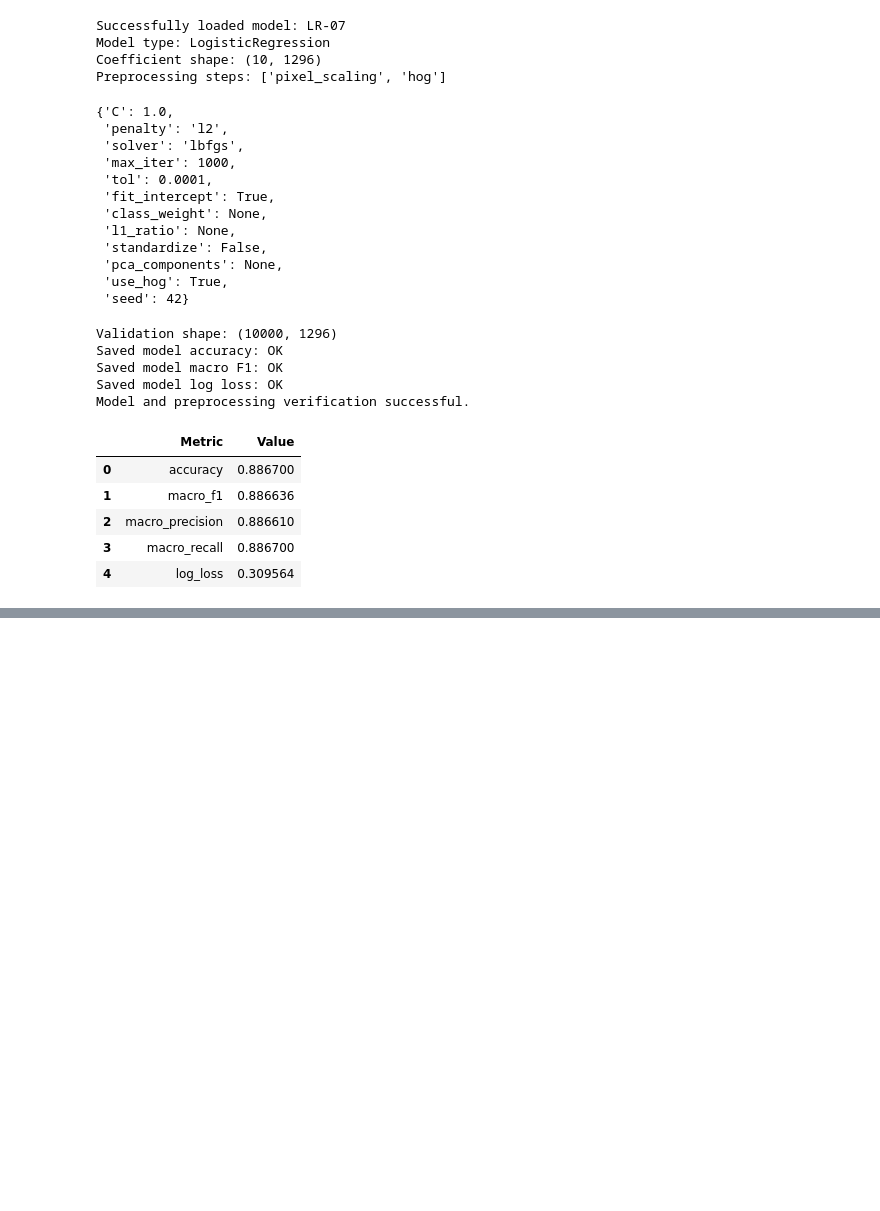
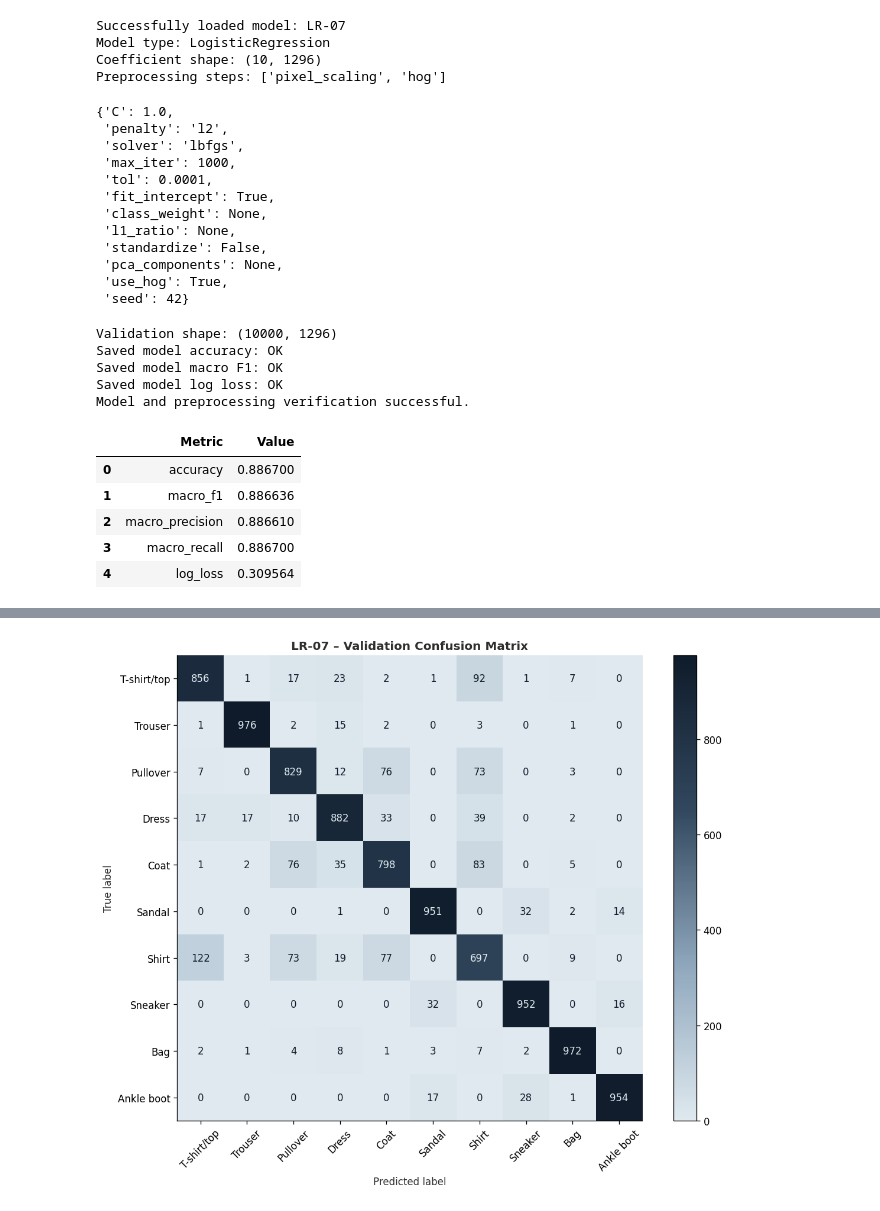
Before and after one commit to aszenas/DLProject_FashionMNIST, a Jupyter notebook: notebooks/02_logistic_regression.ipynb, the cells around one changed output, grey strips where cells are left out. Drawn from its saved outputs; the diff is of its cells as text; code cells hidden in the pictures; blank space fills up the shorter version.

Commit message:
feat: export final logistic regression results and conclusions

```diff
--- a/notebooks/02_logistic_regression.ipynb
+++ b/notebooks/02_logistic_regression.ipynb
@@ -692,9 +661,7 @@ def plot_confusion_matrix(experiment, filename):
         colorbar=True,
     )
 
-    ax.set_title(
-        f"{experiment['result']['run_id']} – Validation Confusion Matrix"
-    )
+    ax.set_title(f"{experiment['result']['run_id']} – Validation Confusion Matrix")
 
     fig.tight_layout()
     fig.savefig(FIGURES_DIR / filename, bbox_inches="tight")
@@ -1921,9 +1828,7 @@ ranked_results[
 | 11 | 12 | LR-04B | StandardScaler convergence contro... | 784 | 0.88804 | 0.8545 | 0.853641 | ... |
 | 12 | 13 | LR-05 | PCA with 84 components (90% varia... | 84 | 0.85258 | 0.8540 | 0.853063 | ... |
 # %%
-eligible_results = ranked_results[
-    ranked_results["converged"].eq(True)
-].copy()
+eligible_results = ranked_results[ranked_results["converged"].eq(True)].copy()
 
 assert not eligible_results.empty, "No converged models available."
 
@@ -1961,17 +1866,11 @@ Validation log loss: 0.3096
 |  | run_id | C | standardize | pca_components | use_hog | max_iter | n_features | converged |
 | 0 | LR-07 | 1.0 | False | NaN | True | 1000 | 1296 | True |
 # %%
-best_model = joblib.load(
-    ARTIFACTS_DIR / best_run_id / "model.joblib"
-)
+best_model = joblib.load(ARTIFACTS_DIR / best_run_id / "model.joblib")
 
-best_preprocessor = joblib.load(
-    ARTIFACTS_DIR / best_run_id / "preprocessor.joblib"
-)
+best_preprocessor = joblib.load(ARTIFACTS_DIR / best_run_id / "preprocessor.joblib")
 
-with (
-    ARTIFACTS_DIR / best_run_id / "config.json"
-).open(encoding="utf-8") as file:
+with (ARTIFACTS_DIR / best_run_id / "config.json").open(encoding="utf-8") as file:
     best_config = json.load(file)
 
 print(f"Successfully loaded model: {best_run_id}")
@@ -1999,15 +1898,9 @@ Preprocessing steps: ['pixel_scaling', 'hog']
  'seed': 42}
 # %%
 # Recreate raw validation images
-raw_val_images = np.stack([
-    np.asarray(train_dataset[int(idx)][0])
-    for idx in val_indices
-])
+raw_val_images = np.stack([np.asarray(train_dataset[int(idx)][0]) for idx in val_indices])
 
-y_val_best = np.asarray([
-    int(train_dataset[int(idx)][1])
-    for idx in val_indices
-])
+y_val_best = np.asarray([int(train_dataset[int(idx)][1]) for idx in val_indices])
 
 # Apply the saved preprocessing pipeline
 X_val_best = best_preprocessor.transform(raw_val_images)
@@ -2072,0 +1980,7 @@ Model and preprocessing verification successful.
+# %%
+best_cm = plot_confusion_matrix(
+    best_experiment,
+    "optimized_confusion_matrix.png",
+)
+# %% [output]
+[figure, added]
```
Also changed, not shown: parts of 43 cells of this notebook, 3 other files.
